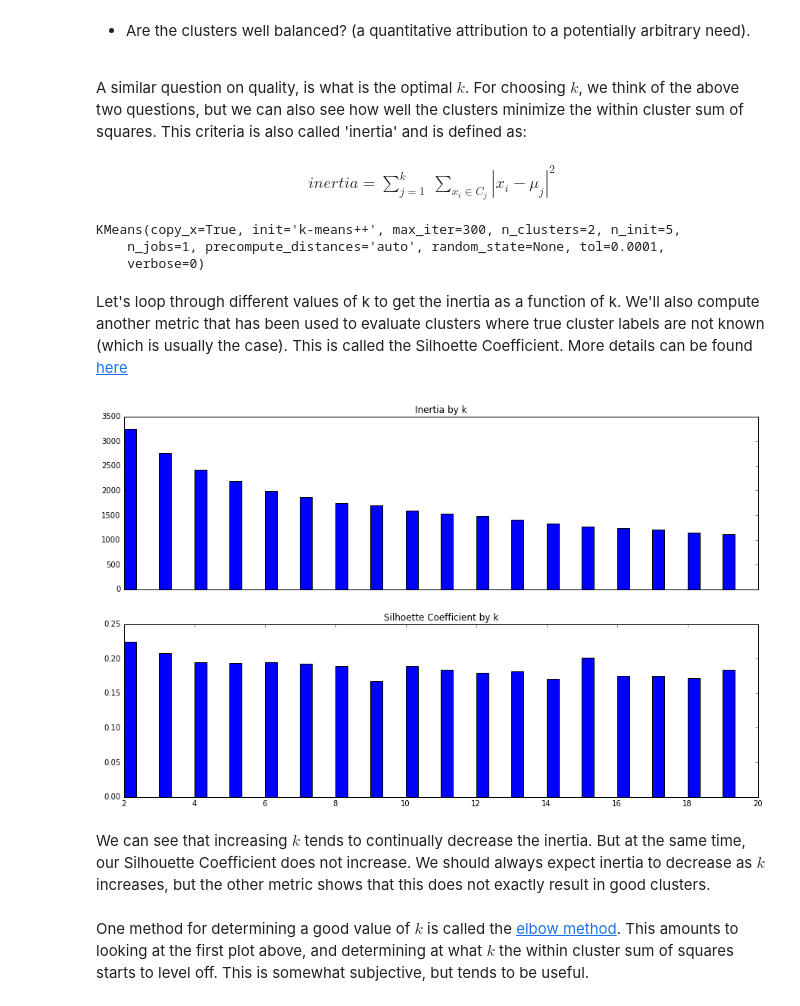
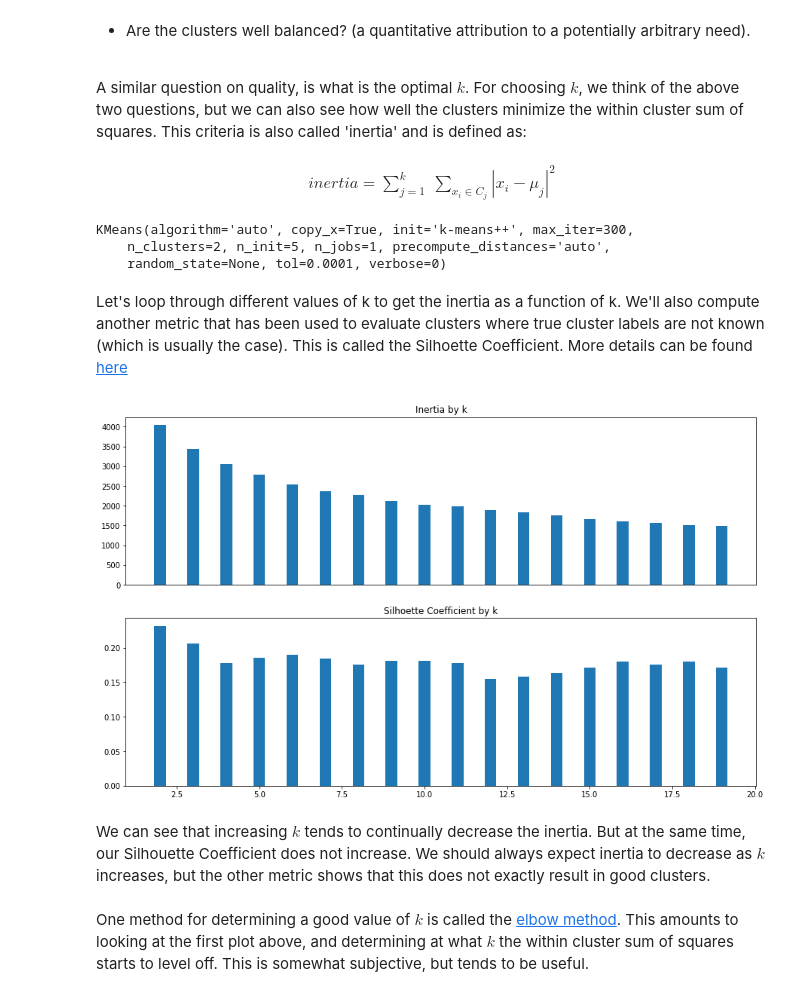
Before and after one commit to briandalessandro/DataScienceCourse, a Jupyter notebook: ipython/python35/Lecture_Clustering_3.ipynb, the cells around one changed output. Saved outputs shown, nothing was run; the diff lists cells and outputs as text; code cells hidden in the pictures.

```diff
--- a/ipython/python35/Lecture_Clustering_3.ipynb
+++ b/ipython/python35/Lecture_Clustering_3.ipynb
@@ -40,7 +40,7 @@ cwd = os.getcwd()
 datadir = '/'.join(cwd.split('/')[0:-1]) + '/data/'
 
 
-d = pd.read_csv(datadir + 'survey_responses_2017.csv', header = 0, sep=',')
+d = pd.read_csv(datadir + 'survey_responses_2018.csv', header = 0, sep=',')
 dpro = d[['profile_{}'.format(k + 1) for k in range(7)]]
 dpro.columns = ['Viz', 'CS', 'Math', 'Stats', 'ML', 'Bus', 'Com']
 
@@ -148,36 +148,36 @@ from sklearn import cluster
 km = cluster.KMeans(n_clusters = 2, init = 'k-means++', n_init = 5)
 km.fit(dpro)
 # %% [output]
-KMeans(copy_x=True, init='k-means++', max_iter=300, n_clusters=2, n_init=5,
-    n_jobs=1, precompute_distances='auto', random_state=None, tol=0.0001,
-    verbose=0)
+KMeans(algorithm='auto', copy_x=True, init='k-means++', max_iter=300,
+    n_clusters=2, n_init=5, n_jobs=1, precompute_distances='auto',
+    random_state=None, tol=0.0001, verbose=0)
 # %% [markdown]
 <p>Let's loop through different values of k to get the inertia as a function of k. We'll also compute another metric that has been used to evaluate clusters where true cluster labels are not known (which is usually the case). This is called the Silhoette Coefficient. More details can be found <a href="http://scikit-learn.org/stable/modules/clustering.html#clustering-evaluation">here</a></p>
 # %%
 from sklearn.metrics import pairwise_distances
 from sklearn import metrics
 
 inert_k = []
 sil_k = []
 
 for k in range(2, 20):
     km = cluster.KMeans(n_clusters = k, init = 'k-means++', n_init = 5)
     km.fit(dpro)
     inert_k.append(km.inertia_)
     sil_k.append(metrics.silhouette_score(dpro, km.labels_, metric = 'euclidean'))
 
 fix = plt.figure(figsize = (15, 9))
 ax1 = plt.subplot(211)
 plt.bar(range(2,20), inert_k, 0.35)
 plt.title('Inertia by k')
-plt.tick_params(axis='x',which='both',bottom='off',top='off',labelbottom='off')
+plt.tick_params(axis='x',which='both',bottom=False,top=False,labelbottom=False)
 ax1 = plt.subplot(212)
 plt.bar(range(2,20), sil_k, 0.35)
 plt.title('Silhoette Coefficient by k')
 
 plt.show()
 # %% [output]
-[figure, old version]
+[figure, new version]
 # %% [markdown]
 <p>We can see that increasing $k$ tends to continually decrease the inertia. But at the same time, our Silhouette Coefficient does not increase. We should always expect inertia to decrease as $k$ increases, but the other metric shows that this does not exactly result in good clusters.
 <br><br>
```
Also changed, not shown: parts of 13 cells of this notebook.
